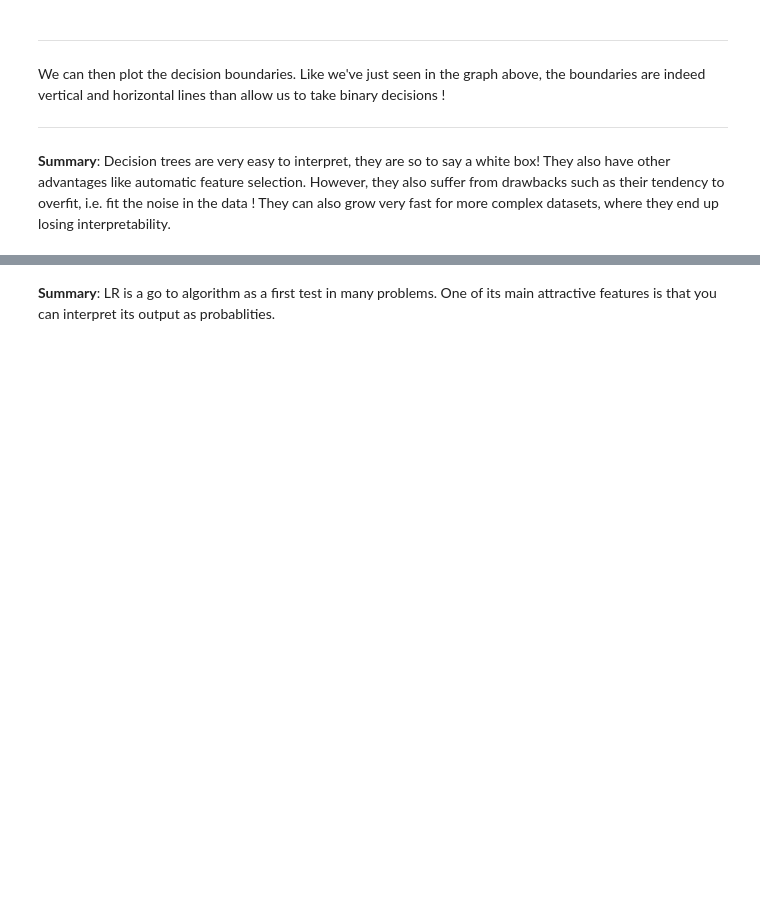
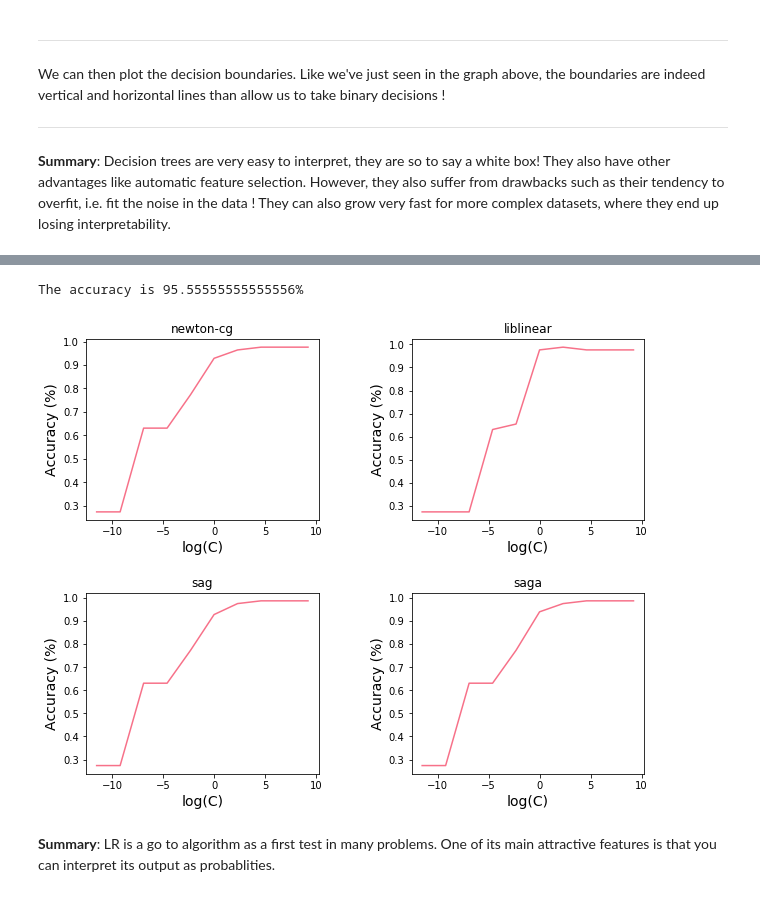
Before and after one commit to KelloggAIProgramme/KAIP_notebooks, a Jupyter notebook: notebooks/week3/KAIP3_Iris_classification.ipynb, the cells around one changed output, grey strips where cells are left out. Saved outputs shown, nothing was run; the diff lists cells and outputs as text; code cells hidden in the pictures; blank space fills up the shorter version.

```diff
--- a/notebooks/week3/KAIP3_Iris_classification.ipynb
+++ b/notebooks/week3/KAIP3_Iris_classification.ipynb
@@ -274,35 +333,40 @@ Take 10mn with your team to review the main points of the lecture regarding Logi
 # %%
-clf_lr = LogisticRegression(solver='newton-cg', C=1e10, multi_class='multinomial', max_iter = 10000)
+### solver = 'newton-cg' is a type of gradient descent optimizer
+clf_lr = LogisticRegression(solver='newton-cg', C=1e10, multi_class='ovr', max_iter = 10000)
 
 clf_lr.fit(X_train, y_train)
 
 y_pred = clf_lr.predict(X_test)
 score = metrics.accuracy_score(y_pred, y_test)
 print('The accuracy is ' + str(100*score) + '%')
+# %% [output]
+The accuracy is 95.55555555555556%
 # %%
 # Different optimization techniques i.e. solvers
 solvers = ['newton-cg', 'liblinear', 'sag', 'saga']
 C = [1e-5, 1e-4, 1e-3, 1e-3, 0.01, 0.1, 1, 10 , 100, 1000, 10000]
 
 # Set-up 2x2 grid for plotting.
 fig, sub = plt.subplots(2, 2, figsize = (10, 8))
 plt.subplots_adjust(wspace=0.4, hspace=0.4)
 
 for solver, ax in zip(solvers, sub.flatten()):
 
     scores = []
 
     for c in C:
 
-        clf_lr = LogisticRegression(solver=solver, C=c, max_iter = 10000)
+        clf_lr = LogisticRegression(solver=solver, C=c, max_iter = 10000, multi_class = 'ovr')
         clf_lr.fit(X_train, y_train)
         y_pred = clf_lr.predict(X_val)
         scores.append(metrics.accuracy_score(y_val, y_pred))
 
     ax.plot(np.log(C), scores)
     ax.set_xlabel('log(C)', fontsize = 14)
     ax.set_ylabel('Accuracy (%)', fontsize = 14)
     ax.set_title(solver)
+# %% [output]
+[figure, added]
 # %%
 clf_lr = LogisticRegression(solver='newton-cg', C=10, max_iter = 10000)
 
```
Also changed, not shown: parts of 9 cells of this notebook, 2 other files.
